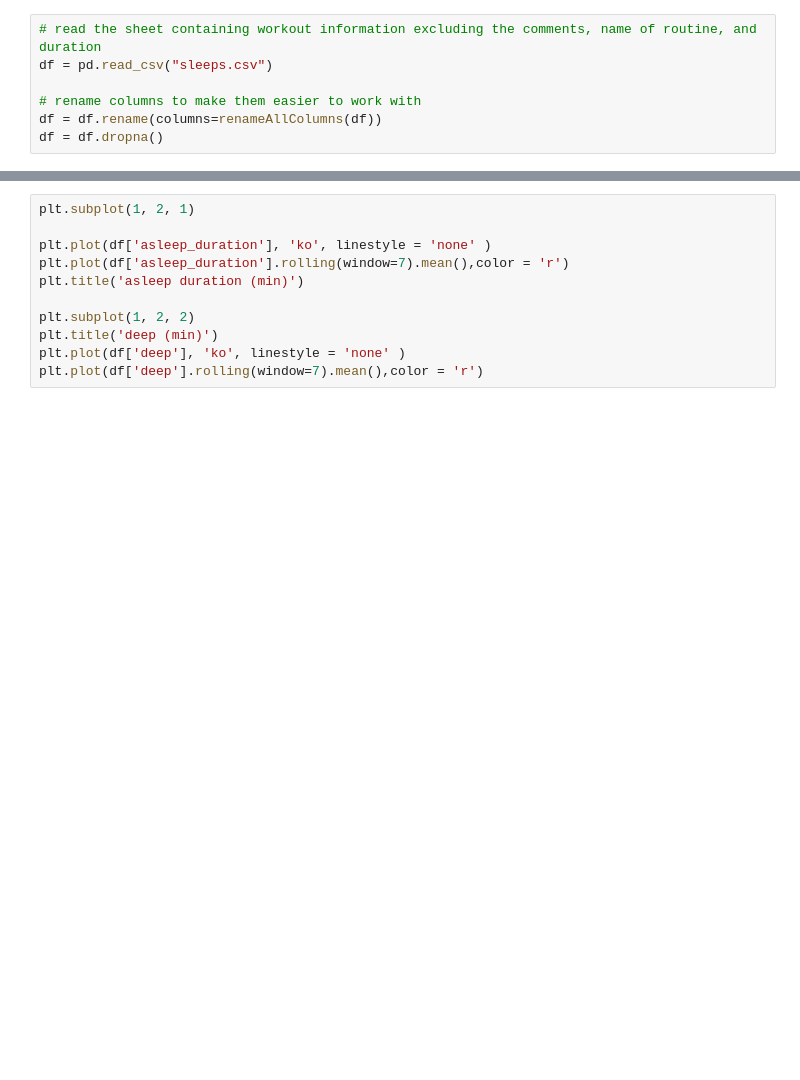
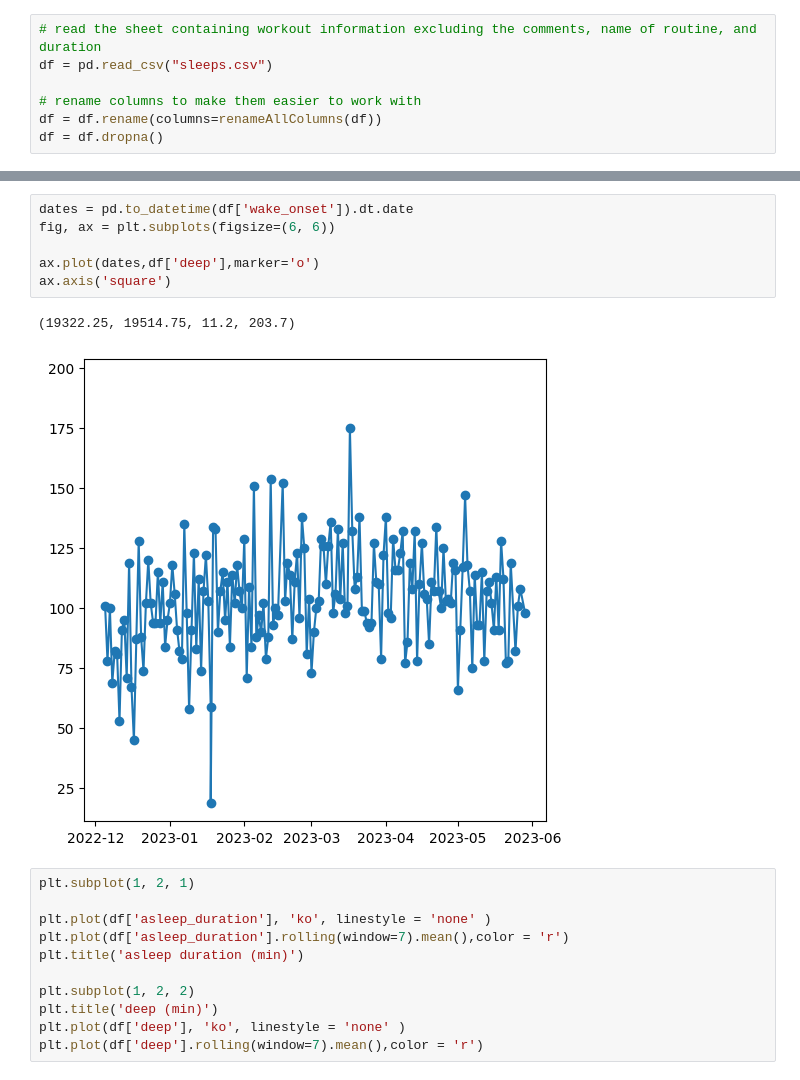
Before and after one commit to gsiraji/Tools, a Jupyter notebook: python/sleep_data.ipynb, the cells around one changed output, grey strips where cells are left out. Drawn from its saved outputs; the diff is of its cells as text; blank space fills up the shorter version.

```diff
--- a/python/sleep_data.ipynb
+++ b/python/sleep_data.ipynb
@@ -221,3 +240,12 @@ sleepTrendPlot(df, df.columns[9:13])
+# %%
+dates = pd.to_datetime(df['wake_onset']).dt.date
+fig, ax = plt.subplots(figsize=(6, 6))
+
+ax.plot(dates,df['deep'],marker='o')
+ax.axis('square')
+# %% [output]
+(19322.25, 19514.75, 11.2, 203.7)
+[figure, added]
 # %%
 plt.subplot(1, 2, 1)
 
```
Also changed, not shown: parts of 14 cells of this notebook.
